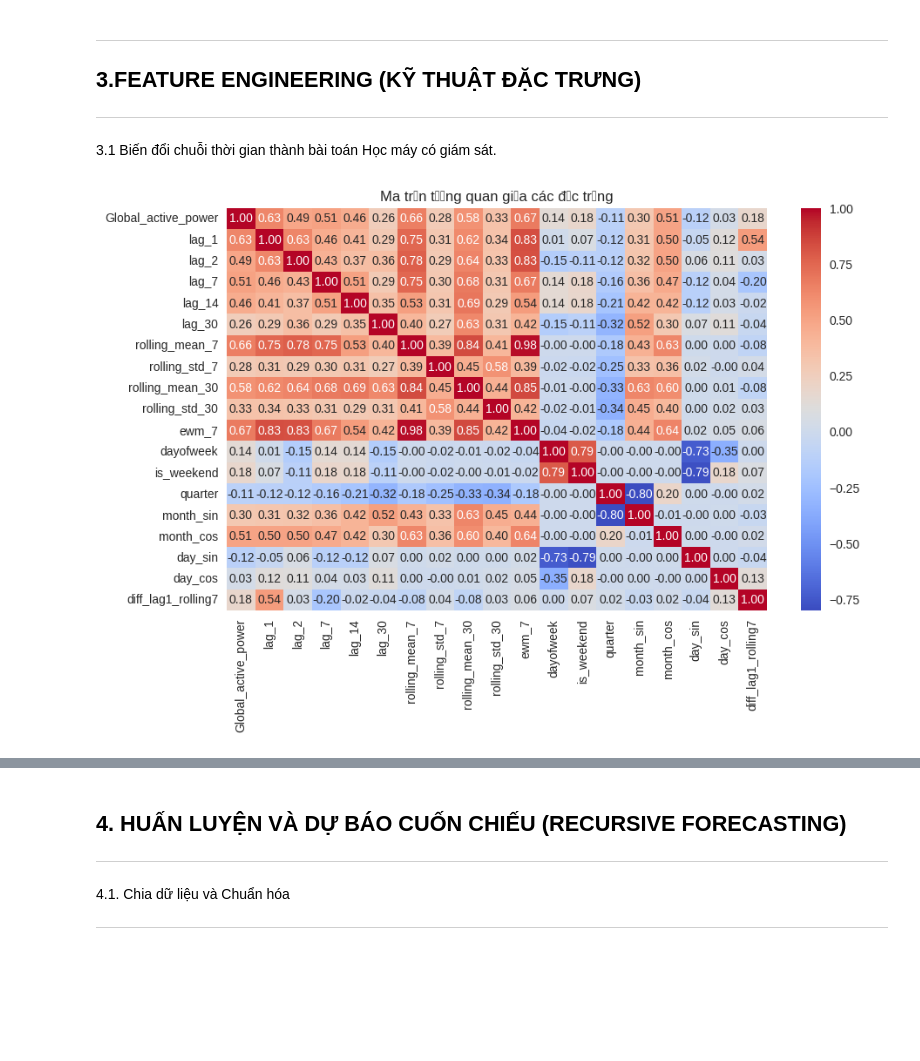
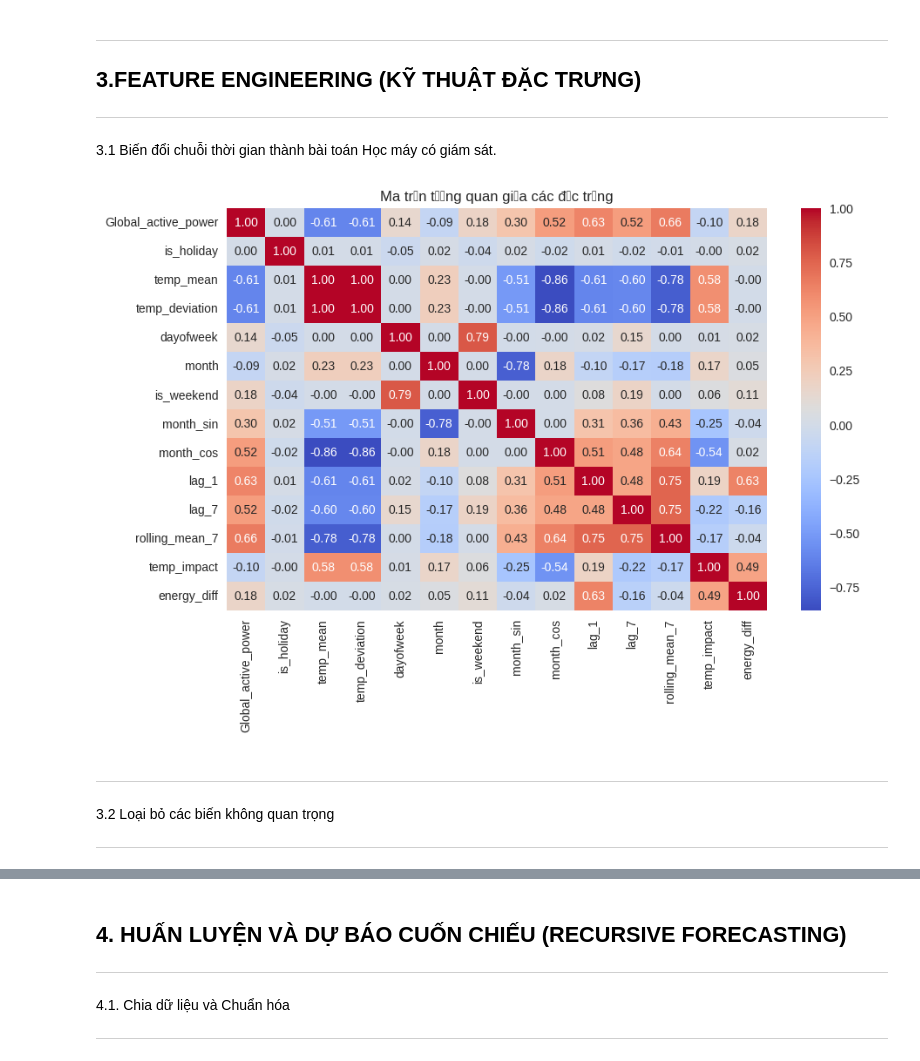
Before and after one commit to quanggdo/Electric-Power-Consumption-Forecasting, a Jupyter notebook: main.ipynb, the cells around one changed output, grey strips where cells are left out. Saved outputs shown, nothing was run; the diff lists cells and outputs as text; code cells hidden in the pictures; blank space fills up the shorter version.

```diff
--- a/main.ipynb
+++ b/main.ipynb
@@ -131,49 +147,47 @@ plt.show()
 # %%
 def create_advance_features(df):
     df = df.copy()
 
-    # 1. Biến mục tiêu (Target)
-    target = 'Global_active_power'
+    # 1. Đặc trưng thời gian và ngày lễ (Đã có sẵn trong df_daily)
+    df['dayofweek'] = df.index.dayofweek
+    df['month'] = df.index.month
+    df['is_weekend'] = df['dayofweek'].isin([5, 6]).astype(int)
+    # is_holiday và temp_mean đã được thêm ở bước tiền xử lý
 
-    # 2. Tạo Lags (Cực kỳ quan trọng cho Time Series)
-    # Thêm lag 1 ngày, 2 ngày và 1 tuần để bắt kịp xu hướng gần nhất
-    for i in [1, 2, 7, 14, 30]:
-        df[f'lag_{i}'] = df[target].shift(i)
+    # 2. Mã hóa chu kỳ (Sin/Cos)
+    df['month_sin'] = np.sin(2 * np.pi * df['month']/12)
+    df['month_cos'] = np.cos(2 * np.pi * df['month']/12)
 
-    # 3. Rolling Statistics (Tính ổn định)
-    # Giúp mô hình biết được mức tiêu thụ trung bình của tuần trước/tháng trước
-    window_sizes = [7, 30]
-    for w in window_sizes:
-        df[f'rolling_mean_{w}'] = df[target].shift(1).rolling(window=w).mean()
-        df[f'rolling_std_{w}'] = df[target].shift(1).rolling(window=w).std()
+    # 3. Đặc trưng lịch sử (Lags)
+    # Lag 1 cho biết hôm qua, Lag 7 cho biết cùng ngày tuần trước
+    df['lag_1'] = df['Global_active_power'].shift(1)
+    df['lag_7'] = df['Global_active_power'].shift(7)
 
-    # 4. Exponentially Weighted Moving Average (EWMA)
-    # Nhấn mạnh vào các giá trị gần hiện tại hơn
-    df['ewm_7'] = df[target].shift(1).ewm(span=7, adjust=False).mean()
+    # 4. Đặc trưng cửa sổ trượt (Rolling)
+    df['rolling_mean_7'] = df['Global_active_power'].rolling(window=7).mean().shift(1)
 
-    # 5. Đặc trưng thời gian chi tiết
-    df['dayofweek'] = df.index.dayofweek
-    df['is_weekend'] = df['dayofweek'].isin([5, 6]).astype(int)
-    df['quarter'] = df.index.quarter
+    # 5. BIẾN TƯƠNG TÁC THÔNG MINH (Nâng cấp)
+    # Nếu trời nóng (temp cao) và hôm qua dùng nhiều điện -> khả năng cao hôm nay vẫn cao
+    df['temp_impact'] = df['temp_mean'] * df['lag_1']
 
-    # Encoding chu kỳ (Sin/Cos) cho cả Tháng và Ngày trong tuần
-    df['month_sin'] = np.sin(2 * np.pi * df.index.month / 12)
-    df['month_cos'] = np.cos(2 * np.pi * df.index.month / 12)
-    df['day_sin'] = np.sin(2 * np.pi * df.index.dayofweek / 7)
-    df['day_cos'] = np.cos(2 * np.pi * df.index.dayofweek / 7)
-
-    # 6. Biến tương tác (Interaction Features)
-    # Ví dụ: Tỷ lệ giữa giá trị hôm qua so với trung bình tuần
-    df['diff_lag1_rolling7'] = df['lag_1'] / (df['rolling_mean_7'] + 1e-5)
+    # Hiệu số giữa hôm qua và trung bình tuần (biến động đột ngột)
+    df['energy_diff'] = df['lag_1'] - df['rolling_mean_7']
 
     return df.dropna()
 
 data = create_advance_features(df_daily)
 
 # Vẽ ma trận tương quan để xem biến nào ảnh hưởng nhất
 plt.figure(figsize=(10, 6))
 sns.heatmap(data.corr(), annot=True, fmt='.2f', cmap='coolwarm')
 plt.title('Ma trận tương quan giữa các đặc trưng')
 plt.show()
 # %% [output]
-[figure, old version]
+[figure, new version]
+# %% [markdown]
+
+
+---
+3.2 Loại bỏ các biến không quan trọng
+
+---
```
Also changed, not shown: parts of 17 cells of this notebook.
